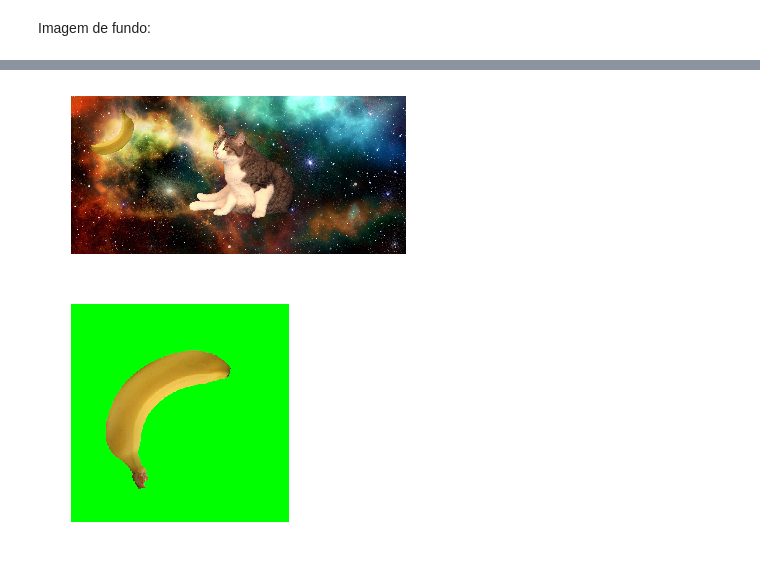
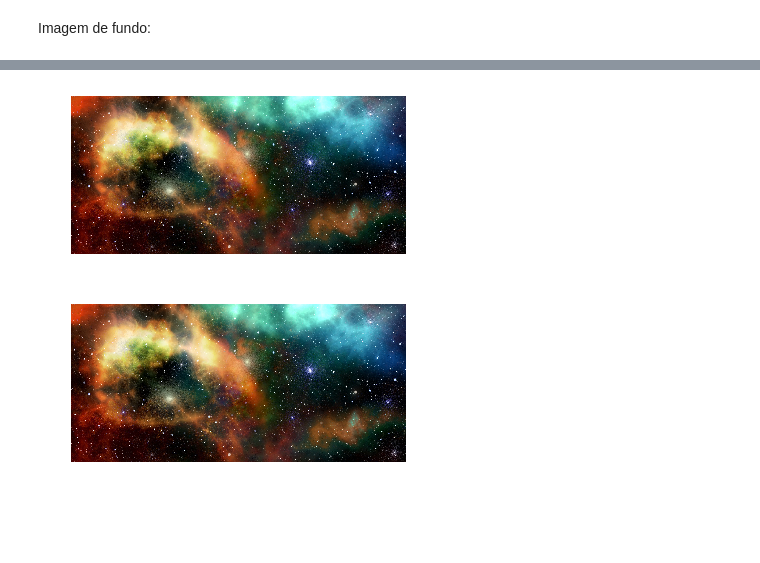
Before and after one commit to janarf/processamento-de-imagens1, a Jupyter notebook: tp1/tp1.ipynb, the cells around one changed output, grey strips where cells are left out. Saved outputs shown, nothing was run; the diff lists cells and outputs as text; code cells hidden in the pictures; blank space fills up the shorter version.

```diff
--- a/tp1/tp1.ipynb
+++ b/tp1/tp1.ipynb
@@ -106,9 +38,0 @@ show(maskbanana)
-# %%
-show(sobrepor(0,0,background,banana,maskbanana))
-# %% [output]
-[figure, removed]
-# %%
-bananarot = rotate(banana,180,resize=True,mode='edge')
-show(bananarot)
-# %% [output]
-[figure, removed]
@@ -117,0 +39,9 @@ maskbanana2 = mascara(banana2hsv,0.34,0.32)
+# %%
+background = rescale(io.imread('universe-2742113_1920.jpg'),1)
+#background = crop(background,((0,0),(0,500),(0,0)))
+show(background)
+out = background.copy()
+show(out)
+# %% [output]
+[figure, added]
+[figure, added]
```
Also changed, not shown: parts of 61 cells of this notebook.
